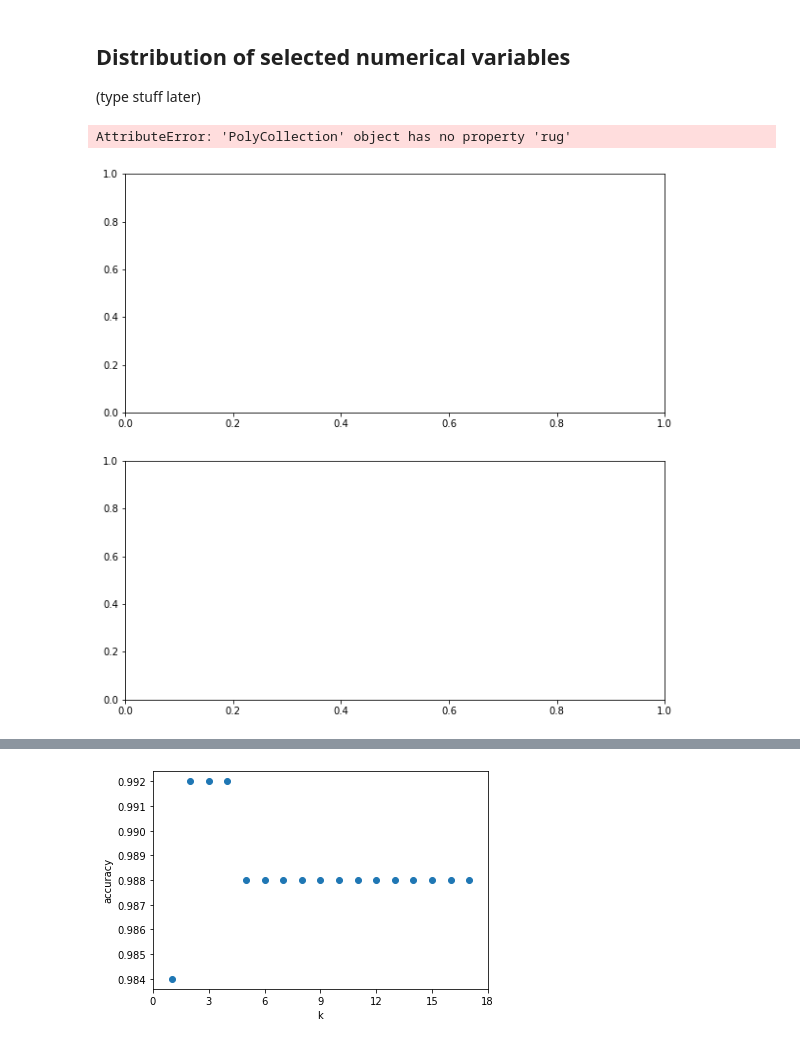
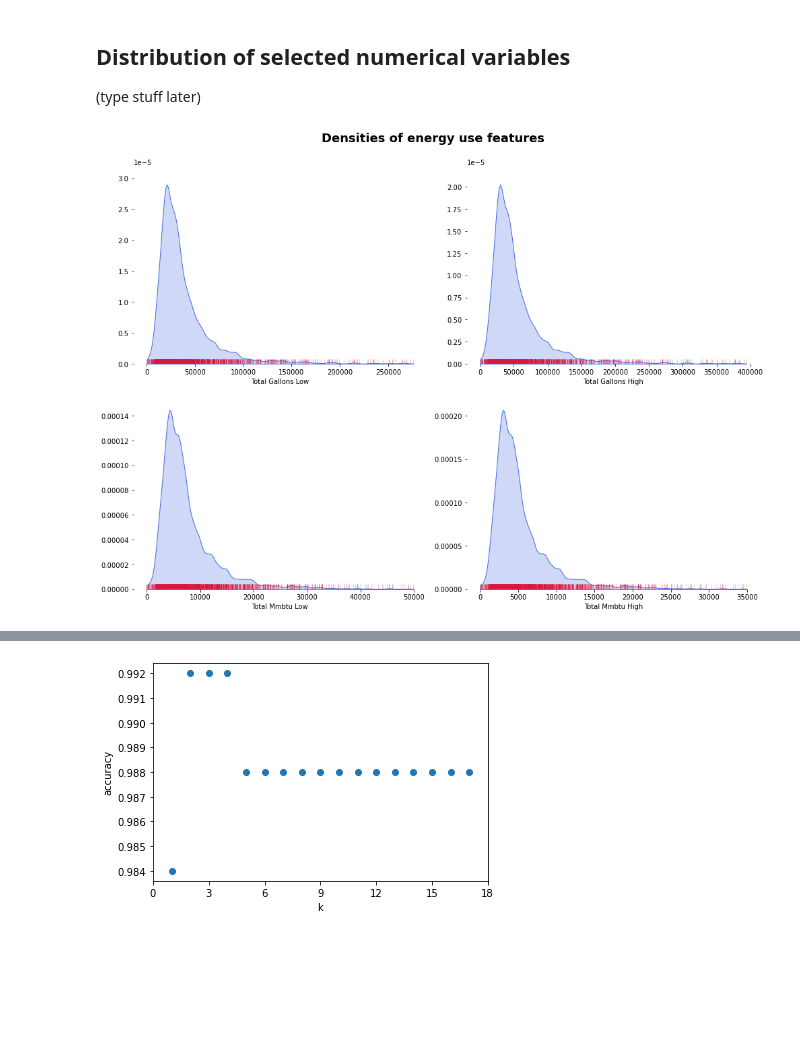
Before and after one commit to habibaaziz/OPEN_DATA_NYC_2021, a Jupyter notebook: MachineLearning.ipynb, the cells around one changed output, grey strips where cells are left out. Drawn from its saved outputs; the diff is of its cells as text; code cells hidden in the pictures; blank space fills up the shorter version.

```diff
--- a/MachineLearning.ipynb
+++ b/MachineLearning.ipynb
@@ -232,17 +250,40 @@ fig_catcount.tight_layout()
 ## Distribution of selected numerical variables
 
 (type stuff later)
-# %%
-fig_mmbtu_kde, axes_mmbtu_kde = plt.subplots(2,
-                                            figsize=(10, 10))
-
-sns.kdeplot(x="total_mmbtu_high",
-            cut=0,
-            ax=axes_mmbtu_kde[0],
-            rug=True,
-            fill=True,
-            color="royalblue",
-           data=clean_heat)
-# %% [output]
-AttributeError: 'PolyCollection' object has no property 'rug'
-[figure, removed]
+# %%
+fig_gal_dist, axes_gal_dist = plt.subplots(2, 2, figsize=(14, 10))
+
+for col, ax in zip(["total_gallons_low", "total_gallons_high",
+                   "total_mmbtu_low", "total_mmbtu_high"],
+                  axes_gal_dist.flat):
+
+    # KDE plot showing the full range of data.
+    # The estimation process is cut off to prevent negative values.
+    sns.kdeplot(x=col,
+                cut=0,
+                ax=ax,
+                bw_adjust=0.5,
+                color="royalblue",
+                fill=True,
+                data=clean_heat)
+
+    # Rug plot showing the actual data points.
+    sns.rugplot(x=col,
+                ax=ax,
+                data=clean_heat,
+                color="crimson",
+                alpha=.25)
+
+    ax.set_xlabel(col.replace('_', ' ').title())
+    # Label is clear from title.
+    ax.set_ylabel("")
+    ax.set_frame_on(False)
+
+# Figure titles
+fig_gal_dist.suptitle("Densities of energy use features",
+                      y=1,
+                      fontproperties={"size": 18,
+                                      "weight": "bold"})
+fig_gal_dist.tight_layout()
+# %% [output]
+[figure, added]
```
Also changed, not shown: parts of 19 cells of this notebook, 1 other file.
